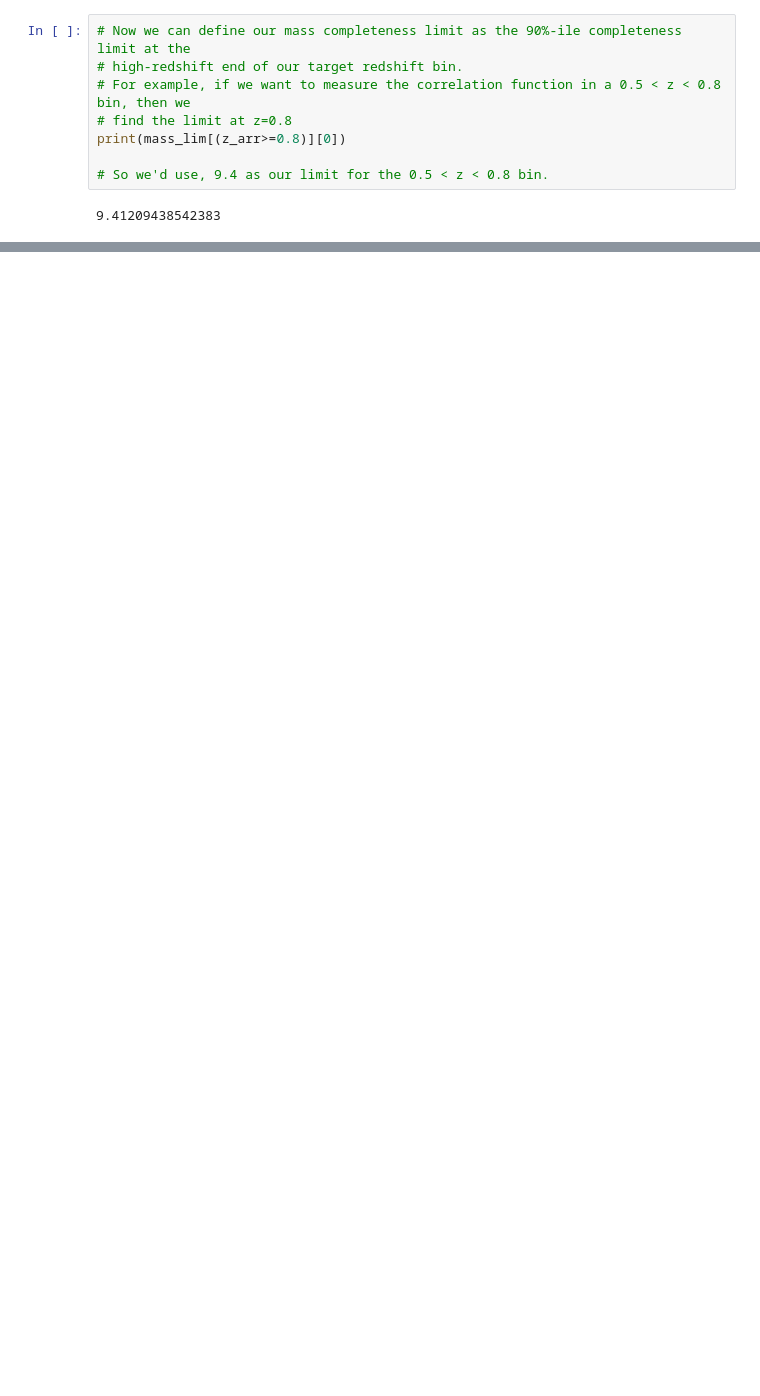
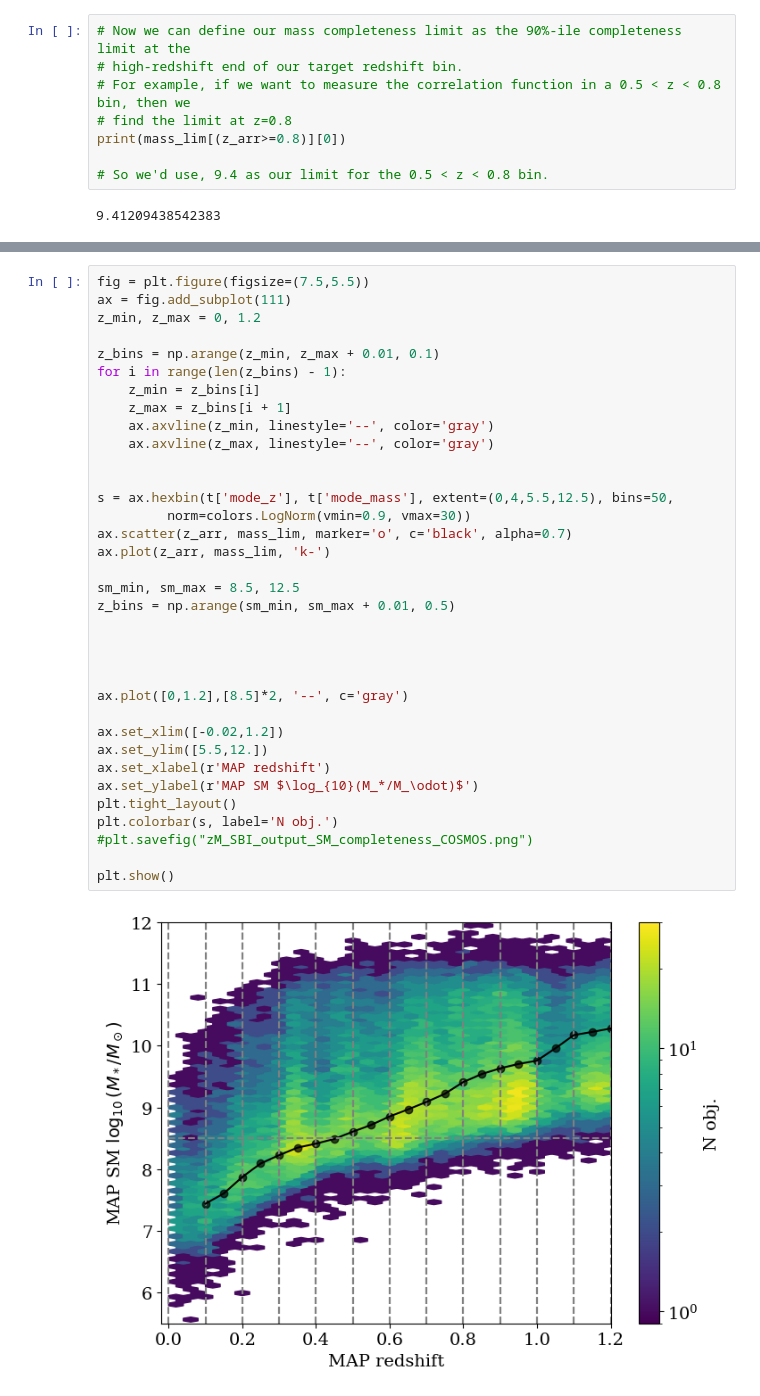
Before and after one commit to OtiliaIrina/Master_Thesis, a Jupyter notebook: New code/mass_completeness.ipynb, the cells around one changed output, grey strips where cells are left out. Saved outputs shown, nothing was run; the diff lists cells and outputs as text; blank space fills up the shorter version.

```diff
--- a/New code/mass_completeness.ipynb
+++ b/New code/mass_completeness.ipynb
@@ -147,0 +149,37 @@ plt.show()
+# %%
+fig = plt.figure(figsize=(7.5,5.5))
+ax = fig.add_subplot(111)
+z_min, z_max = 0, 1.2
+
+z_bins = np.arange(z_min, z_max + 0.01, 0.1)
+for i in range(len(z_bins) - 1):
+    z_min = z_bins[i]
+    z_max = z_bins[i + 1]
+    ax.axvline(z_min, linestyle='--', color='gray')
+    ax.axvline(z_max, linestyle='--', color='gray')
+
+
+s = ax.hexbin(t['mode_z'], t['mode_mass'], extent=(0,4,5.5,12.5), bins=50,
+         norm=colors.LogNorm(vmin=0.9, vmax=30))
+ax.scatter(z_arr, mass_lim, marker='o', c='black', alpha=0.7)
+ax.plot(z_arr, mass_lim, 'k-')
+
+sm_min, sm_max = 8.5, 12.5
+z_bins = np.arange(sm_min, sm_max + 0.01, 0.5)
+
+
+
+
+ax.plot([0,1.2],[8.5]*2, '--', c='gray')
+
+ax.set_xlim([-0.02,1.2])
+ax.set_ylim([5.5,12.])
+ax.set_xlabel(r'MAP redshift')
+ax.set_ylabel(r'MAP SM $\log_{10}(M_*/M_\odot)$')
+plt.tight_layout()
+plt.colorbar(s, label='N obj.')
+#plt.savefig("zM_SBI_output_SM_completeness_COSMOS.png")
+
+plt.show()
+# %% [output]
+[figure, added]
```
Also changed, not shown: parts of 3 cells of this notebook, 4 other files.
